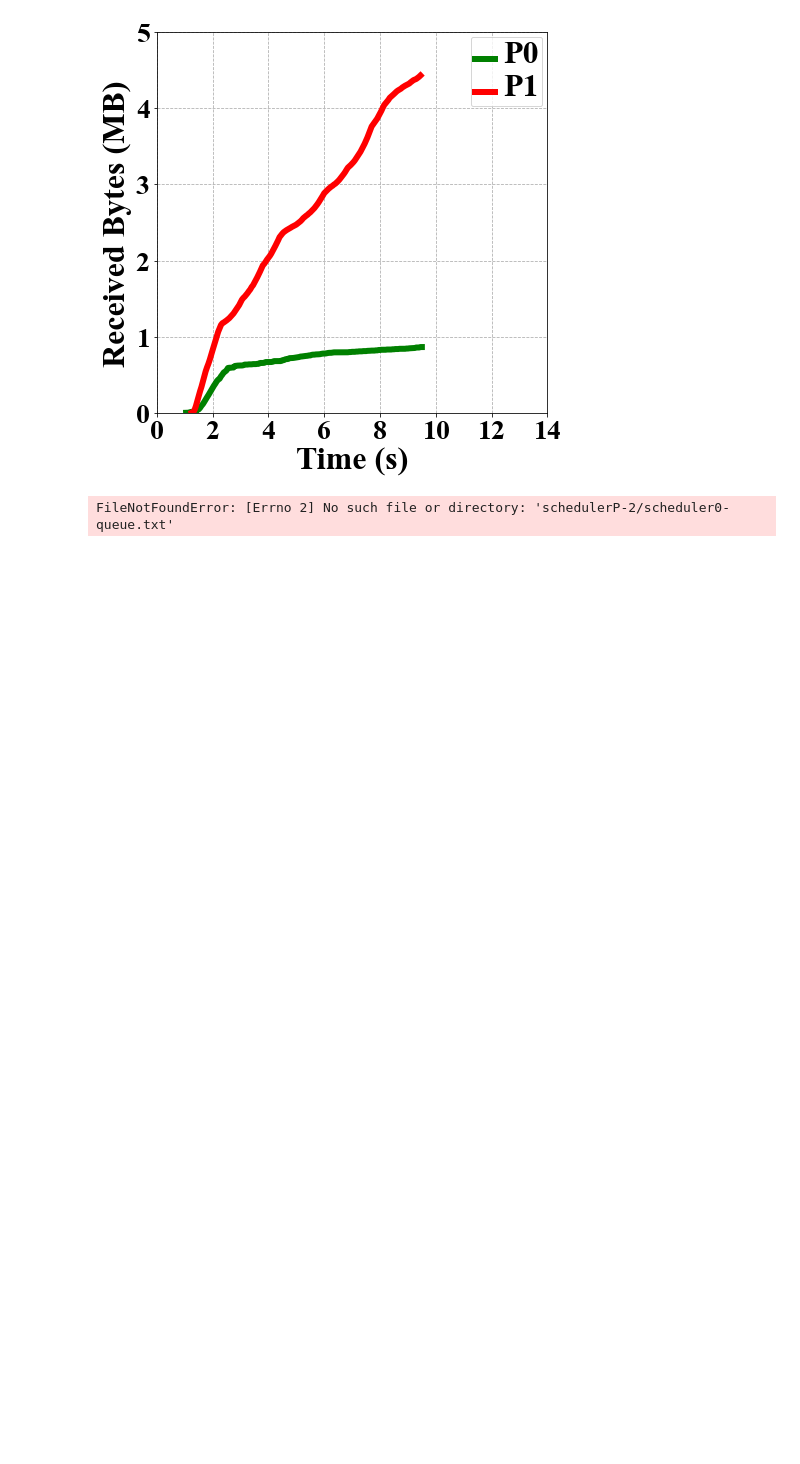
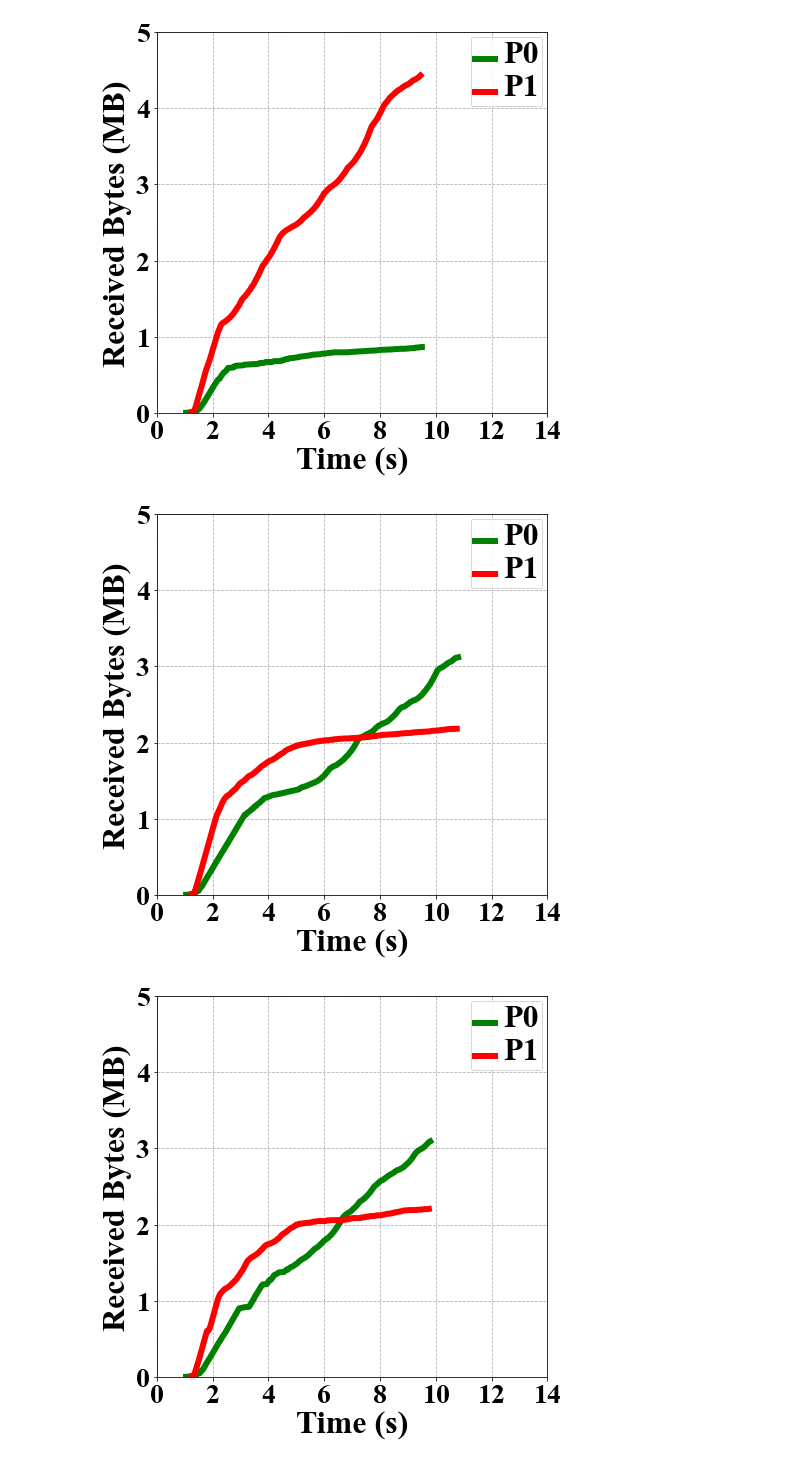
Before and after one commit to ssjShirley/mpquic-ns3, a Jupyter notebook: wns3-draw-figures/scheduler-cpr-two-path-figure11-13.ipynb, the cells around one changed output. Cells and saved outputs as stored; diff of their text form; code cells hidden in the pictures; blank space fills up the shorter version.

```diff
--- a/wns3-draw-figures/scheduler-cpr-two-path-figure11-13.ipynb
+++ b/wns3-draw-figures/scheduler-cpr-two-path-figure11-13.ipynb
@@ -5,10 +5,12 @@ import matplotlib.pyplot as plt
 plt.rcParams["font.family"] = "serif"
 plt.rcParams["font.serif"] = "Times New Roman"
 
+topDir='../results-wns3/'
+
 def draw(i):
-    file = open('scheduler-133'+'/scheduler'+str(i)+'-queue.txt', 'r')
+    file = open(topDir+'scheduler-133'+'/scheduler'+str(i)+'-queue.txt', 'r')
     finish_time = float(file.readlines()[-1].split('\t')[0])
-    file = open('scheduler-133'+'/scheduler'+str(i)+'-rx.txt', 'r')
+    file = open(topDir+'scheduler-133'+'/scheduler'+str(i)+'-rx.txt', 'r')
     lines = file.readlines()
     goodput = []
     c_time = []
@@ -64,9 +66,9 @@ for i in range(0,5):
 ## figure 12 received bytes
 
 def drawP(i):
-    file = open('schedulerP-2'+'/scheduler'+str(i)+'-queue.txt', 'r')
+    file = open(topDir+'schedulerP-2'+'/scheduler'+str(i)+'-queue.txt', 'r')
     finish_time = float(file.readlines()[-1].split('\t')[0])
-    file = open('schedulerP-2'+'/scheduler'+str(i)+'-rx.txt', 'r')
+    file = open(topDir+'schedulerP-2'+'/scheduler'+str(i)+'-rx.txt', 'r')
     lines = file.readlines()
     goodput = []
     c_time = []
@@ -86,31 +88,32 @@ def drawP(i):
     toDrop =dataTotal.loc[dataTotal["path"] == '1'].index.tolist()
     two = dataTotal.drop(toDrop)
 
     plt.figure(figsize=(7, 7))
     plt.grid(linestyle="--")
     ax = plt.gca()
 
     plt.plot(one['Time'], one['goodput'], color="green", label="P0", linewidth=6)
     plt.plot(two['Time'], two['goodput'], color="red", label="P1", linewidth=6)
 
 
     plt.xticks(fontsize=28, fontweight='bold')
     plt.yticks(fontsize=28, fontweight='bold')
 
     plt.ylabel("Received Bytes (MB)", fontsize=32, fontweight='bold')
     plt.xlabel("Time (s)", fontsize=32, fontweight='bold')
     plt.xlim(0, 14)
     plt.ylim(0, 5)
 
     plt.legend(loc=0, numpoints=1)
     leg = plt.gca().get_legend()
     ltext = leg.get_texts()
     plt.setp(ltext, fontsize=32, fontweight='bold')
 
     plt.savefig('./received_bytes_scheduler_flip'+str(i)+'.pdf', format='pdf',bbox_inches ="tight",pad_inches = 0,transparent = False)
     plt.show()
 
 for i in range(0,5):
     drawP(i)
 # %% [output]
-FileNotFoundError: [Errno 2] No such file or directory: 'schedulerP-2/scheduler0-queue.txt'
+[figure, added]
+[figure, added]
```
Also changed, not shown: parts of 2 cells of this notebook, 3 other files.
